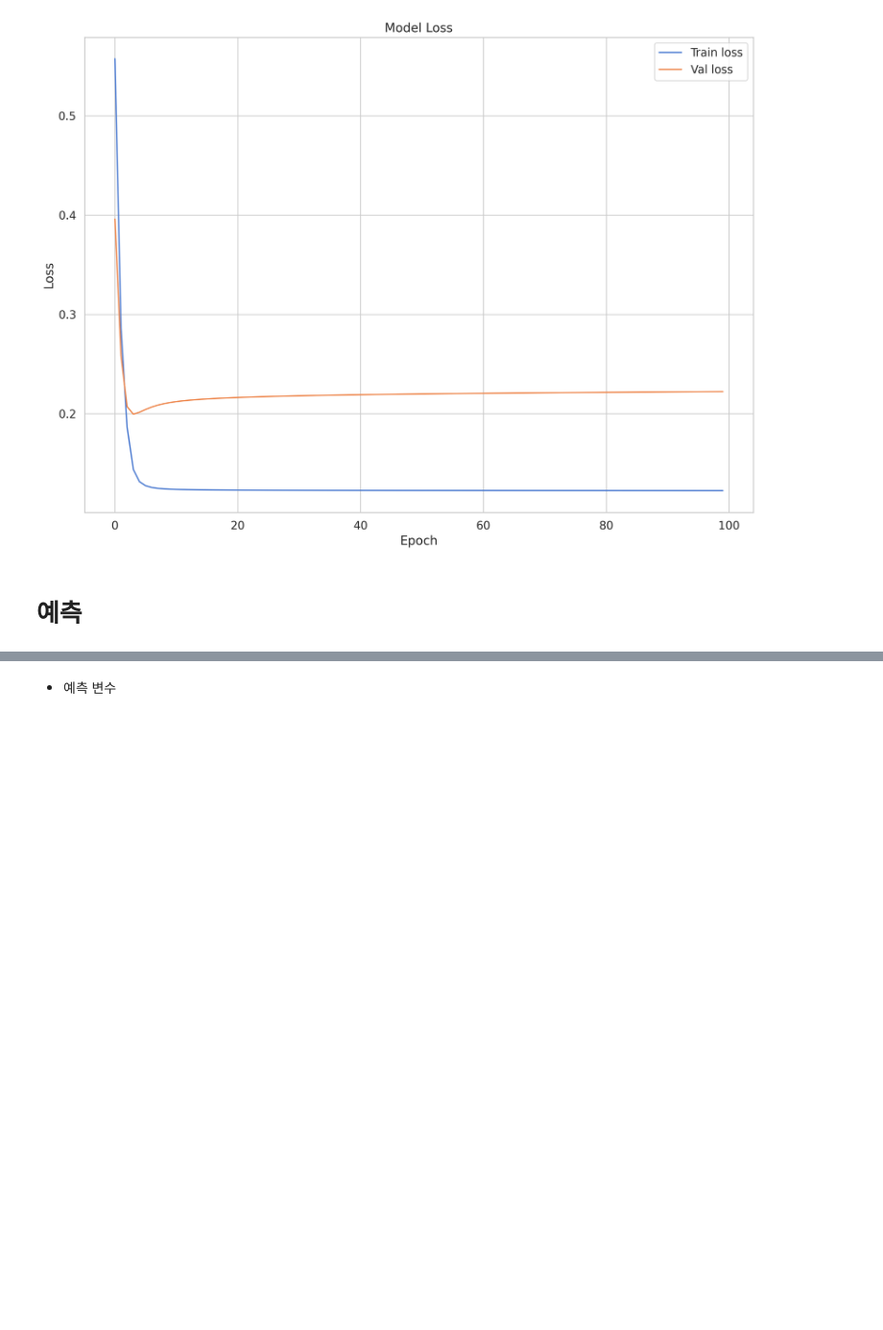
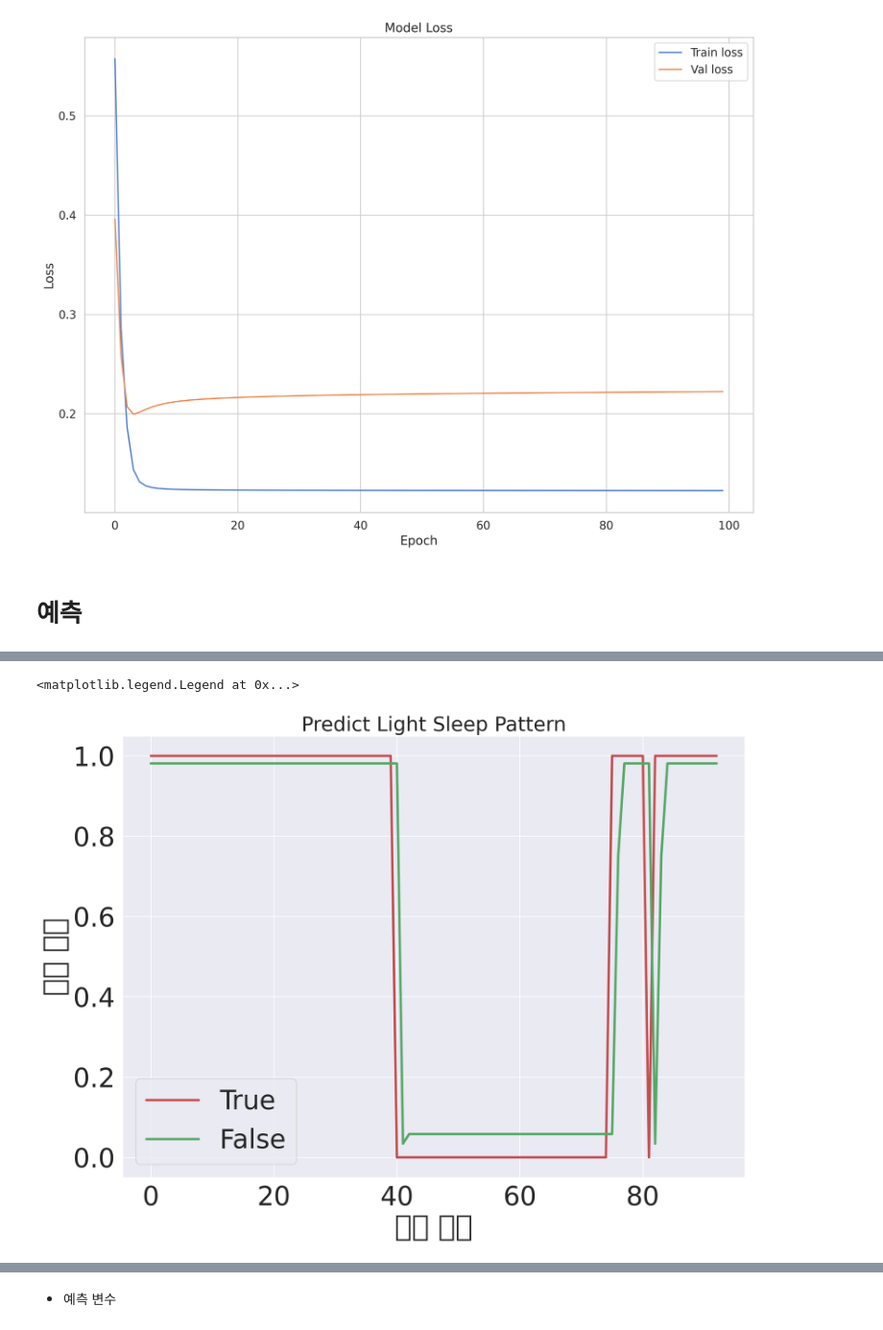
Before and after one commit to heejjj/Sleeping_Project, a Jupyter notebook: CNN_LSTM_final.ipynb, the cells around one changed output, grey strips where cells are left out. Shown at 96% size. Cells and saved outputs as stored; diff of their text form; code cells hidden in the pictures; blank space fills up the shorter version.

```diff
--- a/CNN_LSTM_final.ipynb
+++ b/CNN_LSTM_final.ipynb
@@ -302,0 +303,10 @@ plt.legend()
+# %%
+plt.plot(np.array(y_test), label = 'True', linewidth=3, color='r')
+plt.plot(np.array(preds), label = 'False', linewidth=3, color='g')
+plt.xlabel('수면 시간')  # 엄밀히 따지면 30초마다의 수면 기록이긴 하지만 연속된 수면 기록이 아니고 중간중간
+plt.ylabel('수면 단계')
+plt.title('Predict Light Sleep Pattern', fontsize=25)
+plt.legend()
+# %% [output]
+<matplotlib.legend.Legend at 0x...>
+[figure, added]
```
Also changed, not shown: parts of 32 cells of this notebook.
